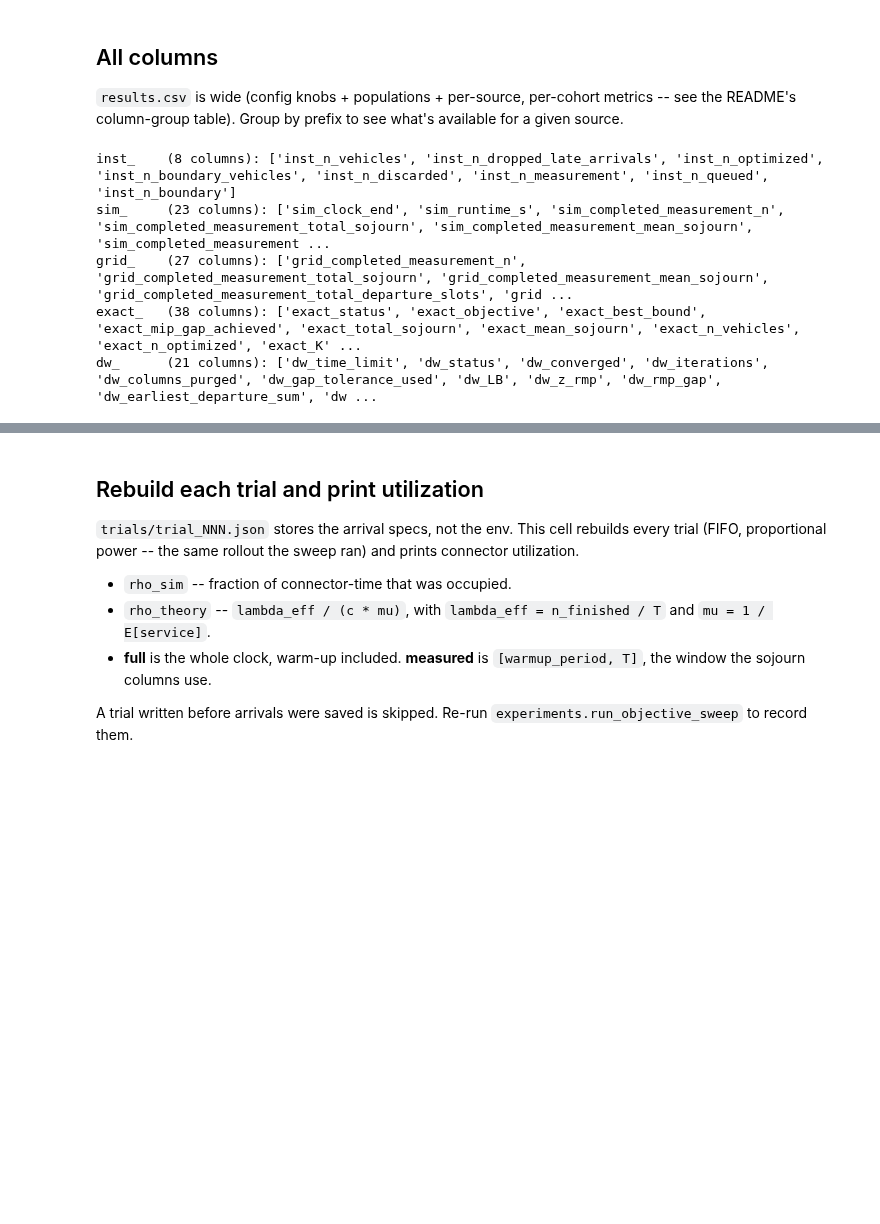
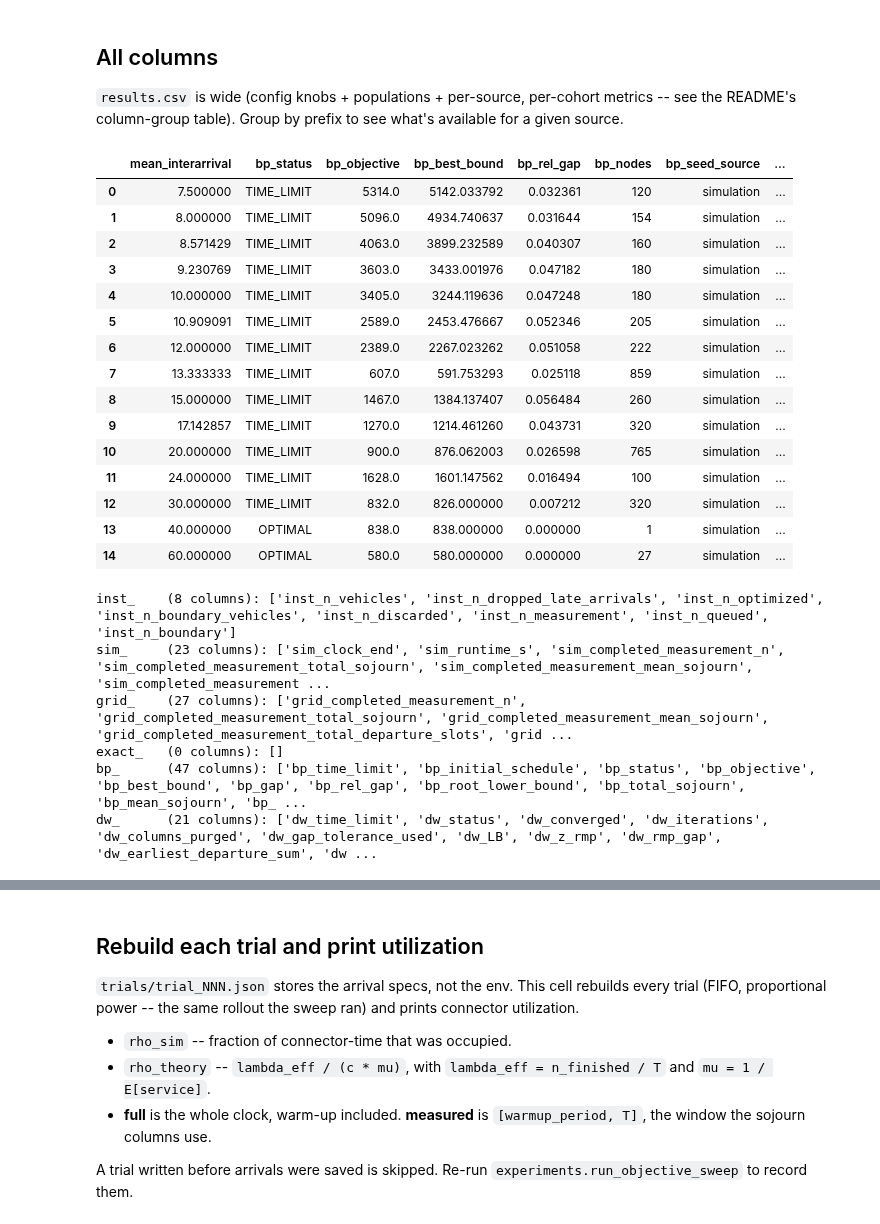
Before and after one commit to saneiimo/ChargingStationQueueing, a Jupyter notebook: objective_sweep_results.ipynb, the cells around one changed output, grey strips where cells are left out. Saved outputs shown, nothing was run; the diff lists cells and outputs as text; code cells hidden in the pictures; blank space fills up the shorter version.

```diff
--- a/objective_sweep_results.ipynb
+++ b/objective_sweep_results.ipynb
@@ -123,5 +144,31 @@ what's available for a given source.
+# %%
+bracket_cols = [
+    'mean_interarrival',
+    'exact_objective', 'exact_best_bound', 'exact_mip_gap_achieved', 'exact_runtime_s',
+    'bp_status', 'bp_objective', 'bp_best_bound', 'bp_rel_gap', 'bp_nodes',
+    'bp_seed_source', 'bp_incumbent_source', 'bp_runtime_s',
+    'dw_gap_tolerance_used', 'dw_LB', 'dw_z_rmp', 'dw_rmp_gap', 'dw_runtime_s',
+]
+df[[c for c in bracket_cols if c in df.columns]]  # columns of stages this run skipped are left out
+# %% [output]
+|  | mean_interarrival | bp_status | bp_objective | bp_best_bound | bp_rel_gap | bp_nodes | bp_seed_source | ... |
+| 0 | 7.500000 | TIME_LIMIT | 5314.0 | 5142.033792 | 0.032361 | 120 | simulation | ... |
+| 1 | 8.000000 | TIME_LIMIT | 5096.0 | 4934.740637 | 0.031644 | 154 | simulation | ... |
+| 2 | 8.571429 | TIME_LIMIT | 4063.0 | 3899.232589 | 0.040307 | 160 | simulation | ... |
+| 3 | 9.230769 | TIME_LIMIT | 3603.0 | 3433.001976 | 0.047182 | 180 | simulation | ... |
+| 4 | 10.000000 | TIME_LIMIT | 3405.0 | 3244.119636 | 0.047248 | 180 | simulation | ... |
+| 5 | 10.909091 | TIME_LIMIT | 2589.0 | 2453.476667 | 0.052346 | 205 | simulation | ... |
+| 6 | 12.000000 | TIME_LIMIT | 2389.0 | 2267.023262 | 0.051058 | 222 | simulation | ... |
+| 7 | 13.333333 | TIME_LIMIT | 607.0 | 591.753293 | 0.025118 | 859 | simulation | ... |
+| 8 | 15.000000 | TIME_LIMIT | 1467.0 | 1384.137407 | 0.056484 | 260 | simulation | ... |
+| 9 | 17.142857 | TIME_LIMIT | 1270.0 | 1214.461260 | 0.043731 | 320 | simulation | ... |
+| 10 | 20.000000 | TIME_LIMIT | 900.0 | 876.062003 | 0.026598 | 765 | simulation | ... |
+| 11 | 24.000000 | TIME_LIMIT | 1628.0 | 1601.147562 | 0.016494 | 100 | simulation | ... |
+| 12 | 30.000000 | TIME_LIMIT | 832.0 | 826.000000 | 0.007212 | 320 | simulation | ... |
+| 13 | 40.000000 | OPTIMAL | 838.0 | 838.000000 | 0.000000 | 1 | simulation | ... |
+| 14 | 60.000000 | OPTIMAL | 580.0 | 580.000000 | 0.000000 | 27 | simulation | ... |
 # %%
-prefixes = ["inst_", "sim_", "grid_", "exact_", "dw_"]
+prefixes = ["inst_", "sim_", "grid_", "exact_", "bp_", "dw_"]
 for p in prefixes:
     cols = [c for c in df.columns if c.startswith(p)]
     print(f"{p:8s} ({len(cols)} columns): {cols}")
@@ -129,7 +176,8 @@ for p in prefixes:
 inst_    (8 columns): ['inst_n_vehicles', 'inst_n_dropped_late_arrivals', 'inst_n_optimized', 'inst_n_boundary_vehicles', 'inst_n_discarded', 'inst_n_measurement', 'inst_n_queued', 'inst_n_boundary']
 sim_     (23 columns): ['sim_clock_end', 'sim_runtime_s', 'sim_completed_measurement_n', 'sim_completed_measurement_total_sojourn', 'sim_completed_measurement_mean_sojourn', 'sim_completed_measurement ...
 grid_    (27 columns): ['grid_completed_measurement_n', 'grid_completed_measurement_total_sojourn', 'grid_completed_measurement_mean_sojourn', 'grid_completed_measurement_total_departure_slots', 'grid ...
-exact_   (38 columns): ['exact_status', 'exact_objective', 'exact_best_bound', 'exact_mip_gap_achieved', 'exact_total_sojourn', 'exact_mean_sojourn', 'exact_n_vehicles', 'exact_n_optimized', 'exact_K' ...
+exact_   (0 columns): []
+bp_      (47 columns): ['bp_time_limit', 'bp_initial_schedule', 'bp_status', 'bp_objective', 'bp_best_bound', 'bp_gap', 'bp_rel_gap', 'bp_root_lower_bound', 'bp_total_sojourn', 'bp_mean_sojourn', 'bp_ ...
 dw_      (21 columns): ['dw_time_limit', 'dw_status', 'dw_converged', 'dw_iterations', 'dw_columns_purged', 'dw_gap_tolerance_used', 'dw_LB', 'dw_z_rmp', 'dw_rmp_gap', 'dw_earliest_departure_sum', 'dw ...
 # %% [markdown]
 ## Plot: mean sojourn vs. a swept knob
```
Also changed, not shown: parts of 16 cells of this notebook, 8 other files.
